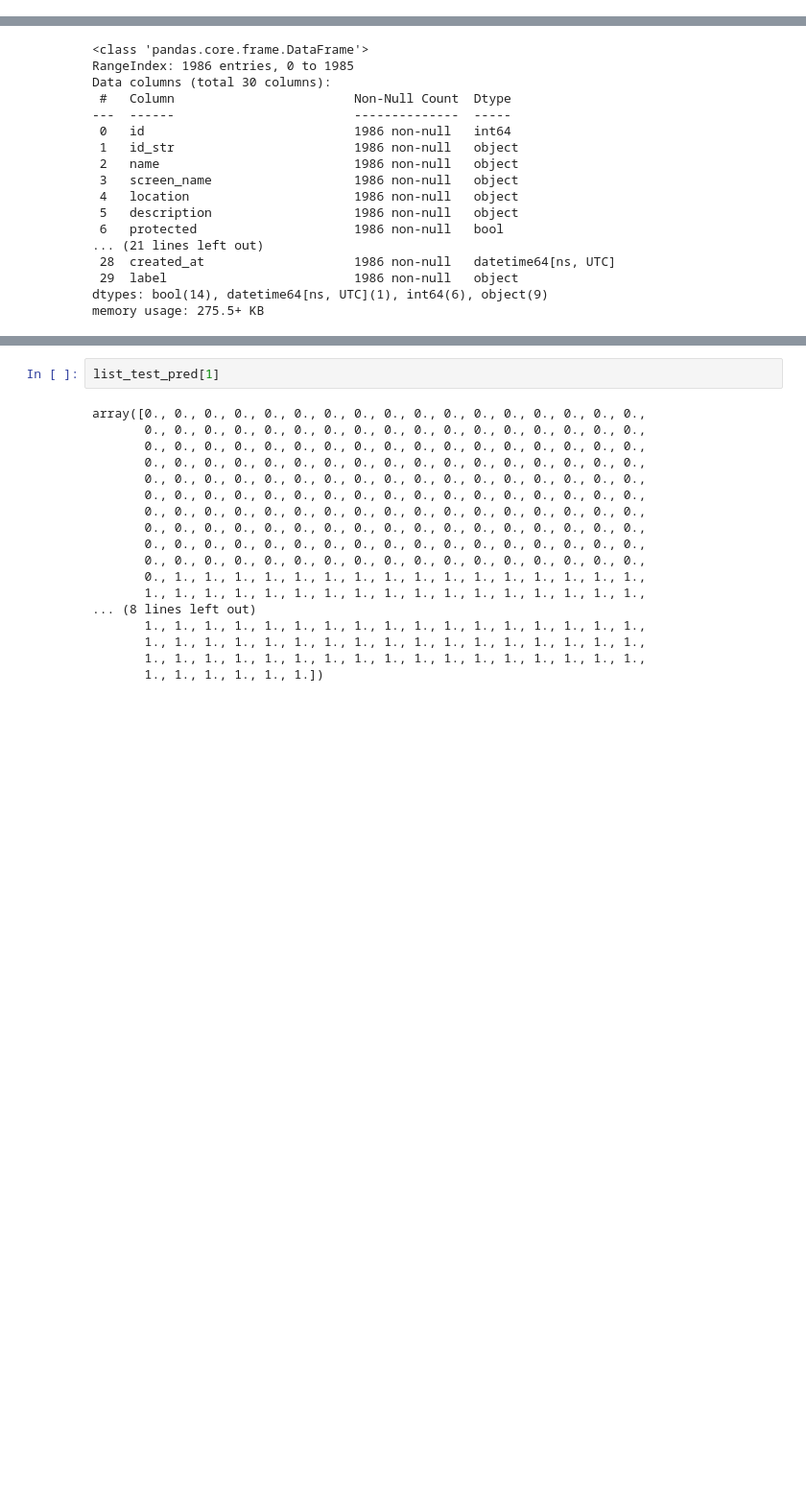
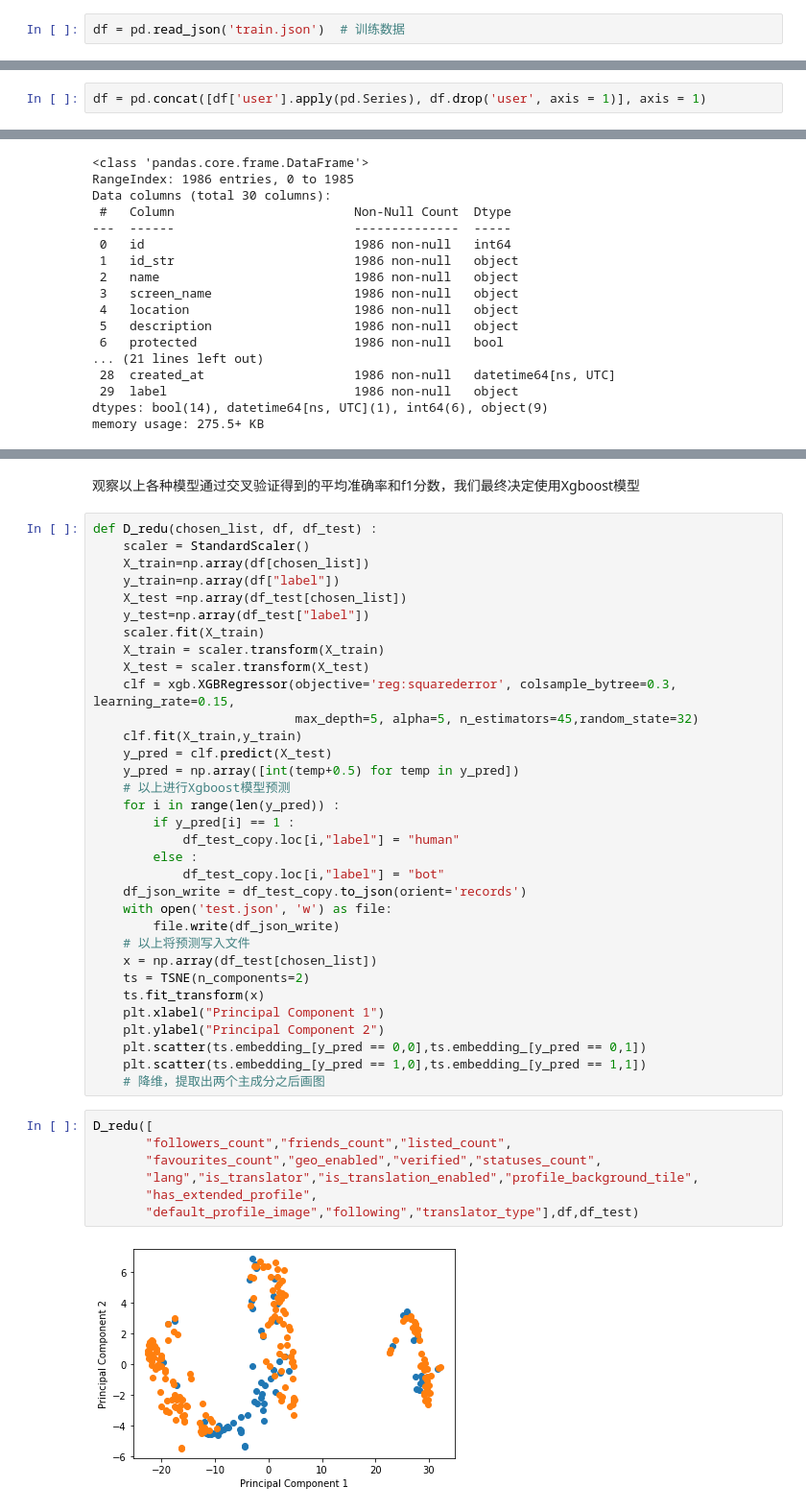
Before and after one commit to ustcchx/Machine-learning-code, a Jupyter notebook: lab5大杂烩/Untitled.ipynb, the cells around one changed output, grey strips where cells are left out. Shown at 96% size. Drawn from its saved outputs; the diff is of its cells as text; blank space fills up the shorter version.

```diff
--- a/lab5大杂烩/Untitled.ipynb
+++ b/lab5大杂烩/Untitled.ipynb
@@ -45,0 +53,2 @@ drop NULL 100% column
+# %%
+df = pd.read_json('train.json')  # 训练数据
@@ -45,0 +71,2 @@ drop NULL 100% column
+# %%
+df = pd.concat([df['user'].apply(pd.Series), df.drop('user', axis = 1)], axis = 1)
@@ -427,20 +482,44 @@ for i in range(5) :
+# %% [markdown]
+观察以上各种模型通过交叉验证得到的平均准确率和f1分数，我们最终决定使用Xgboost模型
+# %%
+def D_redu(chosen_list, df, df_test) :
+    scaler = StandardScaler()
+    X_train=np.array(df[chosen_list])
+    y_train=np.array(df["label"])
+    X_test =np.array(df_test[chosen_list])
+    y_test=np.array(df_test["label"])
+    scaler.fit(X_train)
+    X_train = scaler.transform(X_train)
+    X_test = scaler.transform(X_test)
+    clf = xgb.XGBRegressor(objective='reg:squarederror', colsample_bytree=0.3, learning_rate=0.15,
+                           max_depth=5, alpha=5, n_estimators=45,random_state=32)
+    clf.fit(X_train,y_train)
+    y_pred = clf.predict(X_test)
+    y_pred = np.array([int(temp+0.5) for temp in y_pred])
+    # 以上进行Xgboost模型预测
+    for i in range(len(y_pred)) :
+        if y_pred[i] == 1 :
+            df_test_copy.loc[i,"label"] = "human"
+        else :
+            df_test_copy.loc[i,"label"] = "bot"
+    df_json_write = df_test_copy.to_json(orient='records')
+    with open('test.json', 'w') as file:
+        file.write(df_json_write)
+    # 以上将预测写入文件
+    x = np.array(df_test[chosen_list])
+    ts = TSNE(n_components=2)
+    ts.fit_transform(x)
+    plt.xlabel("Principal Component 1")
+    plt.ylabel("Principal Component 2")
+    plt.scatter(ts.embedding_[y_pred == 0,0],ts.embedding_[y_pred == 0,1])
+    plt.scatter(ts.embedding_[y_pred == 1,0],ts.embedding_[y_pred == 1,1])
+    # 降维，提取出两个主成分之后画图
 # %%
-list_test_pred[1]
+D_redu([
+       "followers_count","friends_count","listed_count",
+       "favourites_count","geo_enabled","verified","statuses_count",
+       "lang","is_translator","is_translation_enabled","profile_background_tile",
+       "has_extended_profile",
+       "default_profile_image","following","translator_type"],df,df_test)
 # %% [output]
-array([0., 0., 0., 0., 0., 0., 0., 0., 0., 0., 0., 0., 0., 0., 0., 0., 0.,
-       0., 0., 0., 0., 0., 0., 0., 0., 0., 0., 0., 0., 0., 0., 0., 0., 0.,
-       0., 0., 0., 0., 0., 0., 0., 0., 0., 0., 0., 0., 0., 0., 0., 0., 0.,
-       0., 0., 0., 0., 0., 0., 0., 0., 0., 0., 0., 0., 0., 0., 0., 0., 0.,
-       0., 0., 0., 0., 0., 0., 0., 0., 0., 0., 0., 0., 0., 0., 0., 0., 0.,
-       0., 0., 0., 0., 0., 0., 0., 0., 0., 0., 0., 0., 0., 0., 0., 0., 0.,
-       0., 0., 0., 0., 0., 0., 0., 0., 0., 0., 0., 0., 0., 0., 0., 0., 0.,
-       0., 0., 0., 0., 0., 0., 0., 0., 0., 0., 0., 0., 0., 0., 0., 0., 0.,
-       0., 0., 0., 0., 0., 0., 0., 0., 0., 0., 0., 0., 0., 0., 0., 0., 0.,
-       0., 0., 0., 0., 0., 0., 0., 0., 0., 0., 0., 0., 0., 0., 0., 0., 0.,
-       0., 1., 1., 1., 1., 1., 1., 1., 1., 1., 1., 1., 1., 1., 1., 1., 1.,
-       1., 1., 1., 1., 1., 1., 1., 1., 1., 1., 1., 1., 1., 1., 1., 1., 1.,
-... (8 lines left out)
-       1., 1., 1., 1., 1., 1., 1., 1., 1., 1., 1., 1., 1., 1., 1., 1., 1.,
-       1., 1., 1., 1., 1., 1., 1., 1., 1., 1., 1., 1., 1., 1., 1., 1., 1.,
-       1., 1., 1., 1., 1., 1., 1., 1., 1., 1., 1., 1., 1., 1., 1., 1., 1.,
-       1., 1., 1., 1., 1., 1.])
+[figure, added]
```
Also changed, not shown: parts of 44 cells of this notebook.
